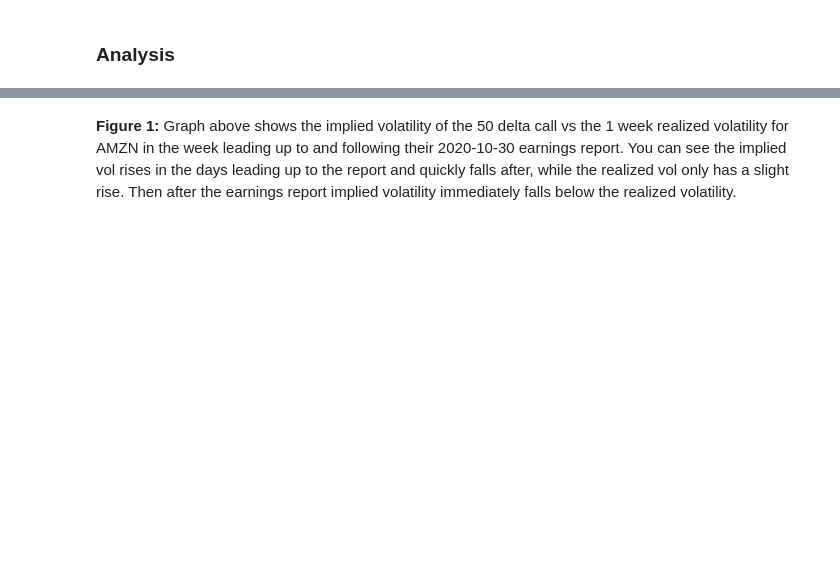
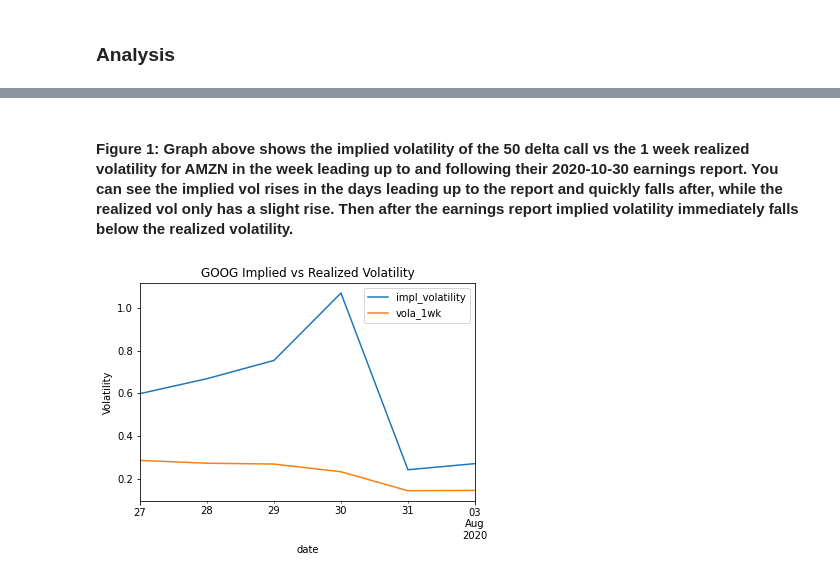
Before and after one commit to sampiaz/finmath_project, a Jupyter notebook: Krumdick_Piazza_Project_Draft.ipynb, the cells around one changed output, grey strips where cells are left out. Cells and saved outputs as stored; diff of their text form; code cells hidden in the pictures; blank space fills up the shorter version.

```diff
--- a/Krumdick_Piazza_Project_Draft.ipynb
+++ b/Krumdick_Piazza_Project_Draft.ipynb
@@ -229,2 +200,8 @@ amzn_close_1wk['vola_1wk'].plot(legend=True)
 # %% [markdown]
-**Figure 1:** Graph above shows the implied volatility of the 50 delta call vs the 1 week realized volatility for AMZN in the week leading up to and following their 2020-10-30 earnings report. You can see the implied vol rises in the days leading up to the report and quickly falls after, while the realized vol only has a slight rise. Then after the earnings report implied volatility immediately falls below the realized volatility.
+#### Figure 1: Graph above shows the implied volatility of the 50 delta call vs the 1 week realized volatility for AMZN in the week leading up to and following their 2020-10-30 earnings report. You can see the implied vol rises in the days leading up to the report and quickly falls after, while the realized vol only has a slight rise. Then after the earnings report implied volatility immediately falls below the realized volatility.
+# %%
+data, closeVols = DataRetriever('GOOG', '2020-07-26', '2020-08-03')
+calls, puts = GetATMs(data)
+CreateVisual('GOOG', closeVols, calls, puts)
+# %% [output]
+[figure, added]
```
Also changed, not shown: parts of 34 cells of this notebook.
